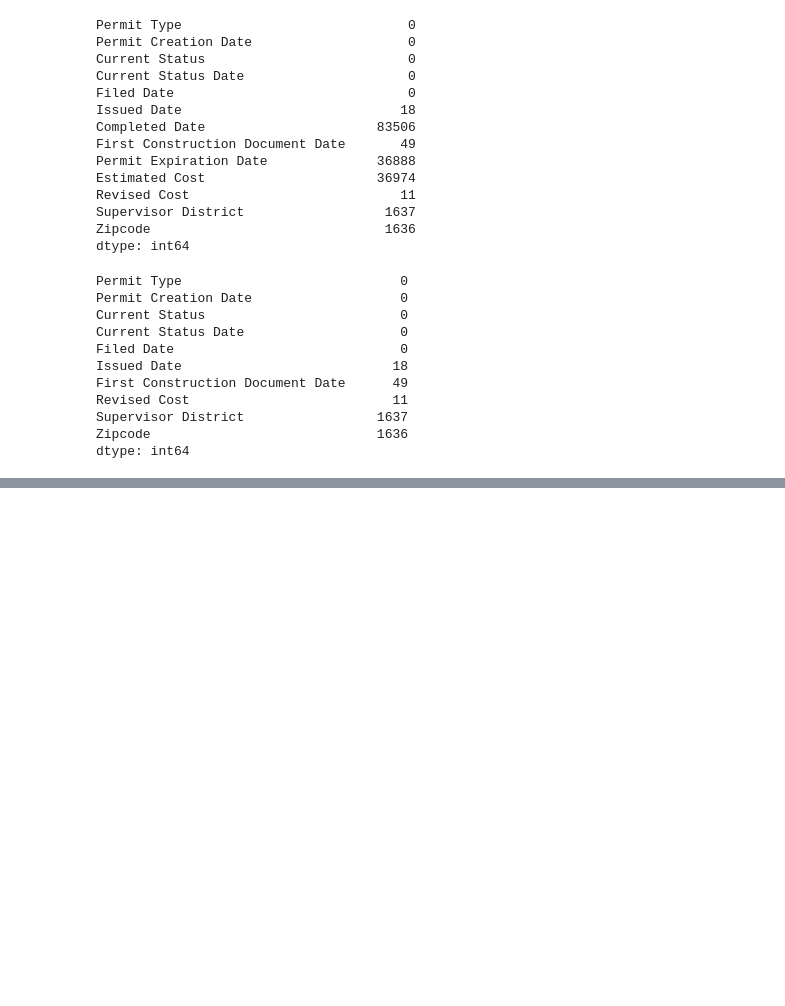
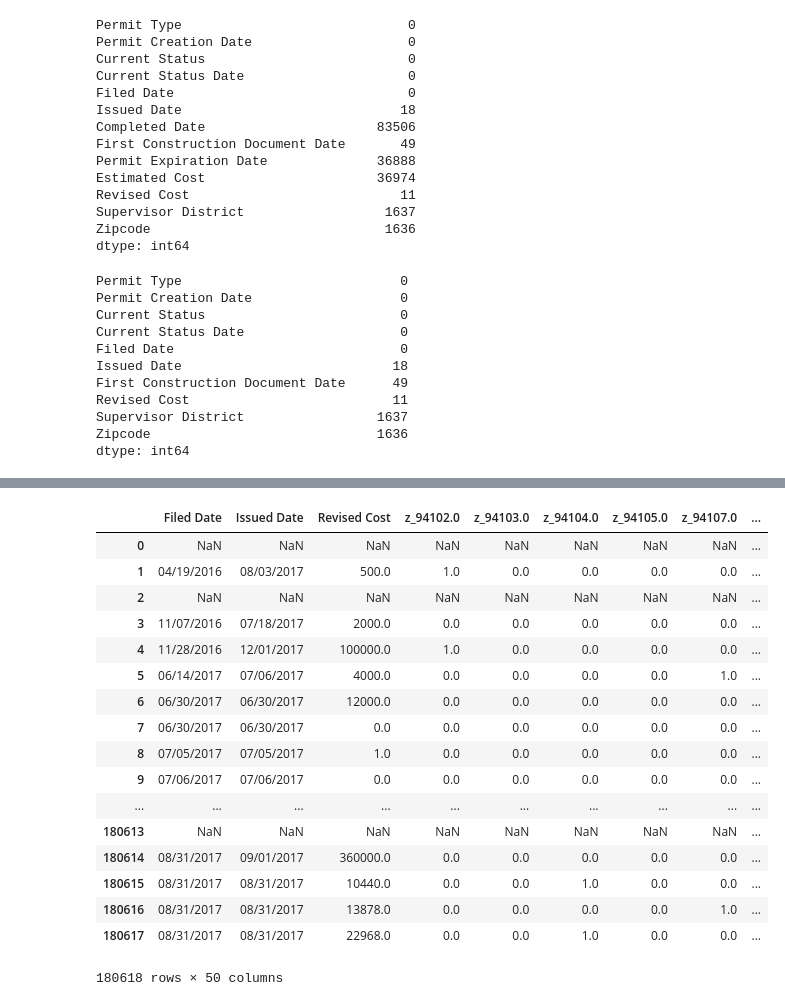
Before and after one commit to neilthaker07/sf-building-permits, a Jupyter notebook: solution2.ipynb, the cells around one changed output, grey strips where cells are left out. Cells and saved outputs as stored; diff of their text form; code cells hidden in the pictures; blank space fills up the shorter version.

```diff
--- a/solution2.ipynb
+++ b/solution2.ipynb
@@ -128,0 +417,2 @@ dtype: int64
+# %%
+df8=pd.concat([df8, sd], axis=1)
@@ -128,0 +429,7 @@ dtype: int64
+# %%
+df8 = df8.drop(columns=['Current Status'])
+# %%
+df8=pd.concat([df8, status], axis=1)
+# %%
+df8.info()
+df8 = df8.drop(columns=['First Construction Document Date','Permit Creation Date','Current Status Date'])
@@ -128,0 +454,21 @@ dtype: int64
+# %%
+df8
+# %% [output]
+|  | Filed Date | Issued Date | Revised Cost | z_94102.0 | z_94103.0 | z_94104.0 | z_94105.0 | z_94107.0 | ... |
+| 0 | NaN | NaN | NaN | NaN | NaN | NaN | NaN | NaN | ... |
+| 1 | 04/19/2016 | 08/03/2017 | 500.0 | 1.0 | 0.0 | 0.0 | 0.0 | 0.0 | ... |
+| 2 | NaN | NaN | NaN | NaN | NaN | NaN | NaN | NaN | ... |
+| 3 | 11/07/2016 | 07/18/2017 | 2000.0 | 0.0 | 0.0 | 0.0 | 0.0 | 0.0 | ... |
+| 4 | 11/28/2016 | 12/01/2017 | 100000.0 | 1.0 | 0.0 | 0.0 | 0.0 | 0.0 | ... |
+| 5 | 06/14/2017 | 07/06/2017 | 4000.0 | 0.0 | 0.0 | 0.0 | 0.0 | 1.0 | ... |
+| 6 | 06/30/2017 | 06/30/2017 | 12000.0 | 0.0 | 0.0 | 0.0 | 0.0 | 0.0 | ... |
+| 7 | 06/30/2017 | 06/30/2017 | 0.0 | 0.0 | 0.0 | 0.0 | 0.0 | 0.0 | ... |
+| 8 | 07/05/2017 | 07/05/2017 | 1.0 | 0.0 | 0.0 | 0.0 | 0.0 | 0.0 | ... |
+| 9 | 07/06/2017 | 07/06/2017 | 0.0 | 0.0 | 0.0 | 0.0 | 0.0 | 0.0 | ... |
+| ... | ... | ... | ... | ... | ... | ... | ... | ... | ... |
+| 180613 | NaN | NaN | NaN | NaN | NaN | NaN | NaN | NaN | ... |
+| 180614 | 08/31/2017 | 09/01/2017 | 360000.0 | 0.0 | 0.0 | 0.0 | 0.0 | 0.0 | ... |
+| 180615 | 08/31/2017 | 08/31/2017 | 10440.0 | 0.0 | 0.0 | 1.0 | 0.0 | 0.0 | ... |
+| 180616 | 08/31/2017 | 08/31/2017 | 13878.0 | 0.0 | 0.0 | 0.0 | 0.0 | 1.0 | ... |
+| 180617 | 08/31/2017 | 08/31/2017 | 22968.0 | 0.0 | 0.0 | 1.0 | 0.0 | 0.0 | ... |
+180618 rows × 50 columns
```
Also changed, not shown: parts of 91 cells of this notebook.
